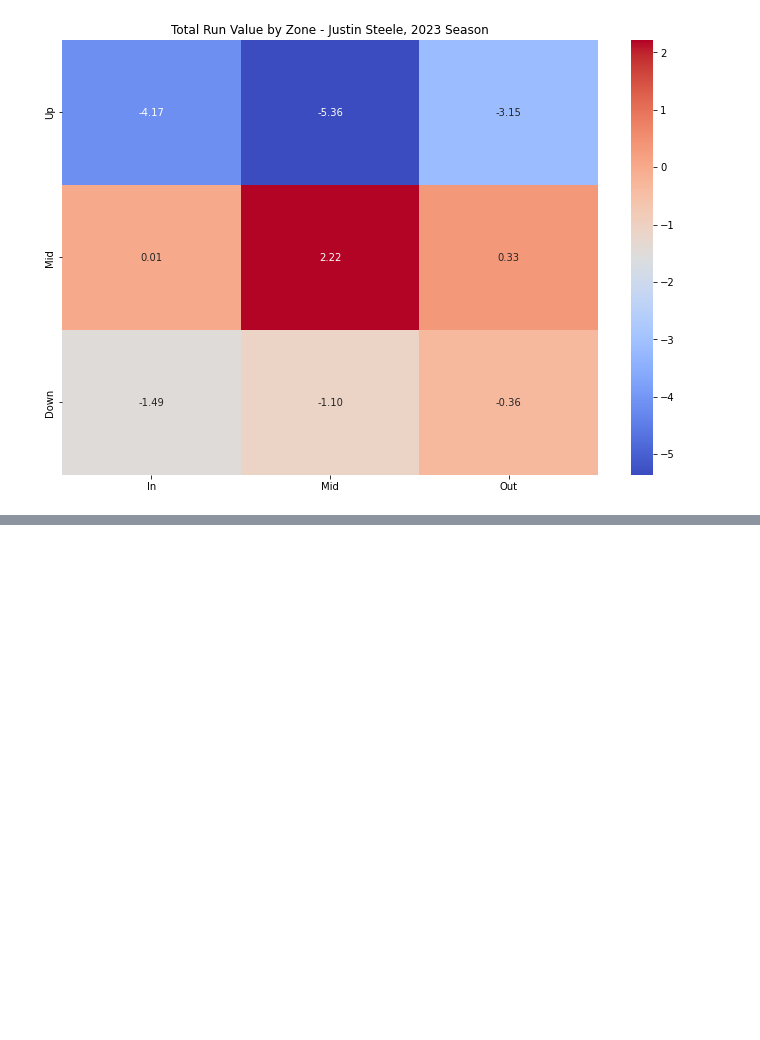
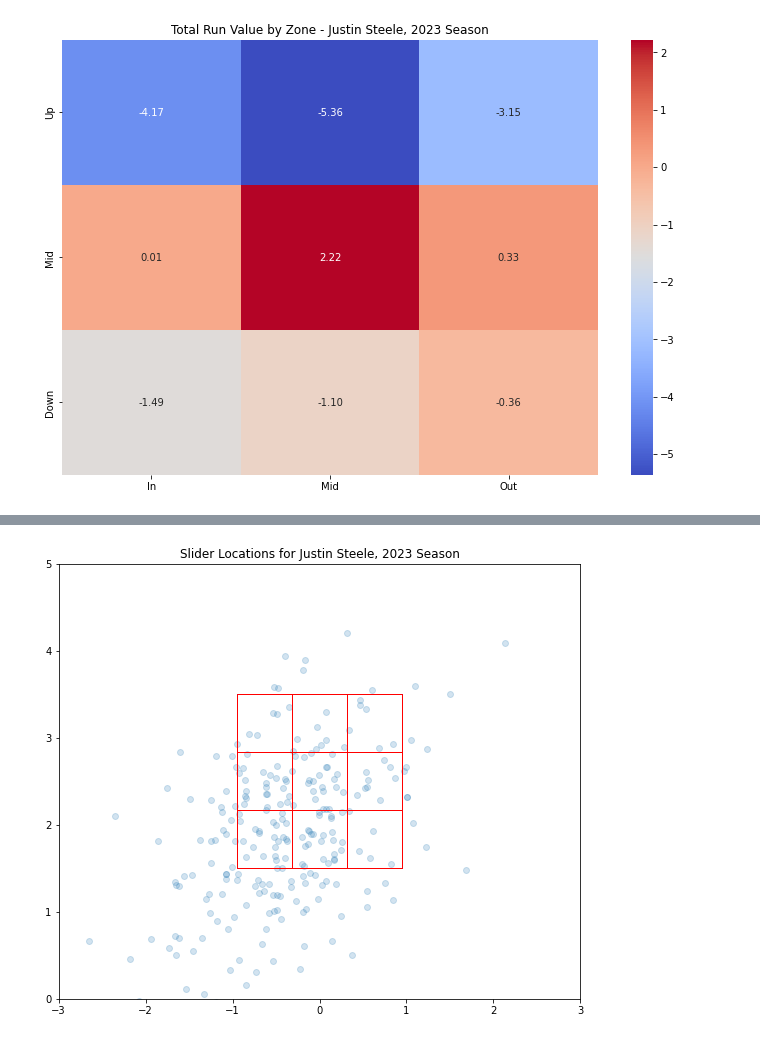
Before and after one commit to JTurek708/Baseball-Analytics, a Jupyter notebook: Chicago Cubs Analysis/zones_runvalues.ipynb, the cells around one changed output, grey strips where cells are left out. Cells and saved outputs as stored; diff of their text form; code cells hidden in the pictures; blank space fills up the shorter version.

```diff
--- a/Chicago Cubs Analysis/zones_runvalues.ipynb
+++ b/Chicago Cubs Analysis/zones_runvalues.ipynb
@@ -34,0 +78,29 @@ plt.show()
+# %%
+# Filter pitches for only fastballs
+fastball = pitches[pitches['pitch_type'] == 'FF']
+
+# Filter for sliders
+sliders = pitches[pitches['pitch_type'] == 'SL']
+# %%
+# Fastball scatter plot
+plt.figure(figsize=(12,8))
+plt.scatter(sliders['plate_x'], sliders['plate_z'], alpha=0.2)
+
+# Create strike zone
+strike_zone_ff = plt.Rectangle((-0.95, 1.5), 1.9, 2, fill = False, color='blue')
+plt.gca().add_patch(strike_zone_ff)
+
+# Create Statcast Zones
+statcast_zones_ff = [plt.Rectangle((-0.95 + (i % 3) * 0.633, 1.5 + (i // 3) * 0.667), 0.633, 0.667, fill=False, color='red') for i in range(9)]
+for zone in statcast_zones_ff:
+    plt.gca().add_patch(zone)
+
+plt.title("Slider Locations for Justin Steele, 2023 Season")
+plt.xlabel('')
+plt.ylabel('')
+plt.xlim(-3,3)
+plt.ylim(0, 5)
+plt.gca().set_aspect('equal', adjustable = 'box')
+plt.show()
+# %% [output]
+[figure, added]
```
Also changed, not shown: parts of 4 cells of this notebook, 4 other files.
